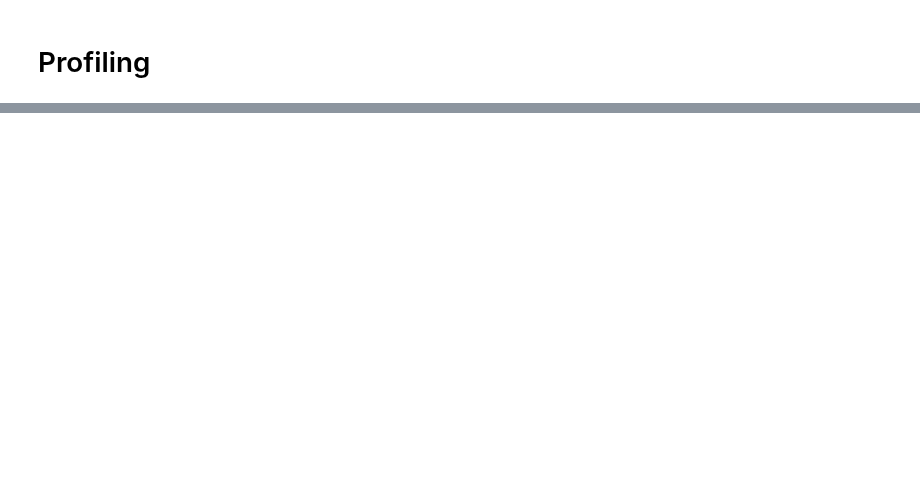
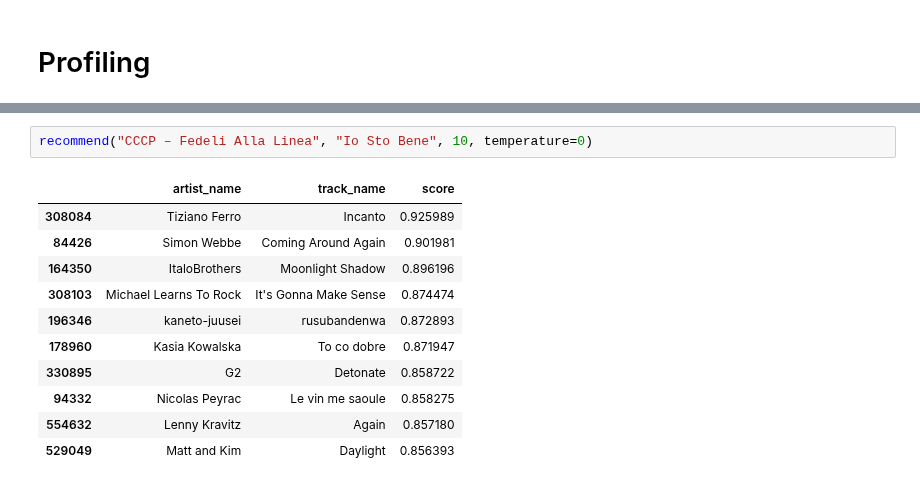
Before and after one commit to peppedilillo/toposonico, a Jupyter notebook: notebooks/09_training_vae.ipynb, the cells around one changed output, grey strips where cells are left out. Drawn from its saved outputs; the diff is of its cells as text; blank space fills up the shorter version.

```diff
--- a/notebooks/09_training_vae.ipynb
+++ b/notebooks/09_training_vae.ipynb
@@ -681,0 +666,14 @@ recommend("MF DOOM", "Doomsday", 10, temperature=0)
+# %%
+recommend("CCCP – Fedeli Alla Linea", "Io Sto Bene", 10, temperature=0)
+# %% [output]
+|  | artist_name | track_name | score |
+| 308084 | Tiziano Ferro | Incanto | 0.925989 |
+| 84426 | Simon Webbe | Coming Around Again | 0.901981 |
+| 164350 | ItaloBrothers | Moonlight Shadow | 0.896196 |
+| 308103 | Michael Learns To Rock | It's Gonna Make Sense | 0.874474 |
+| 196346 | kaneto-juusei | rusubandenwa | 0.872893 |
+| 178960 | Kasia Kowalska | To co dobre | 0.871947 |
+| 330895 | G2 | Detonate | 0.858722 |
+| 94332 | Nicolas Peyrac | Le vin me saoule | 0.858275 |
+| 554632 | Lenny Kravitz | Again | 0.857180 |
+| 529049 | Matt and Kim | Daylight | 0.856393 |
```
Also changed, not shown: parts of 10 cells of this notebook, 1 other file.
